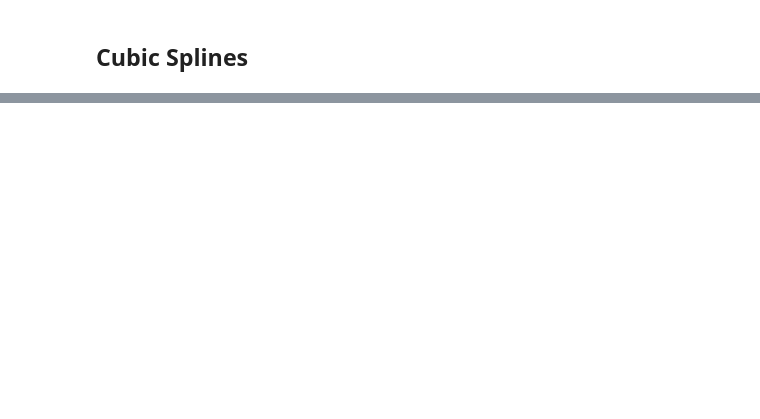
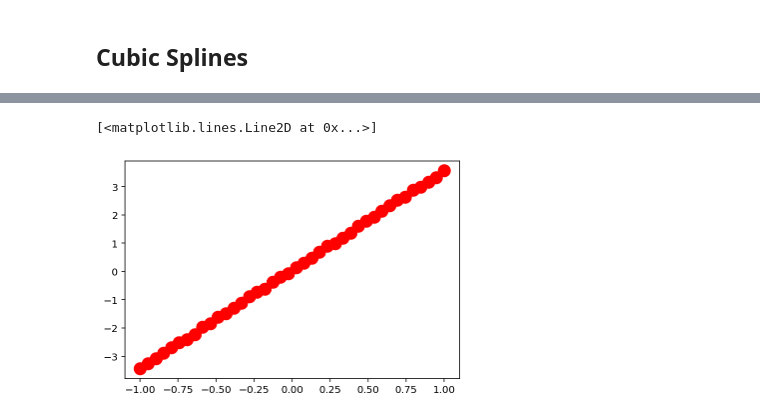
Before and after one commit to xiaozhouli/Jupyter, a Jupyter notebook: Numerical_Analysis/Interpolation.ipynb, the cells around one changed output, grey strips where cells are left out. Saved outputs shown, nothing was run; the diff lists cells and outputs as text; code cells hidden in the pictures; blank space fills up the shorter version.

```diff
--- a/Numerical_Analysis/Interpolation.ipynb
+++ b/Numerical_Analysis/Interpolation.ipynb
@@ -289,0 +309,16 @@ Interpolating_demo5(fun1, x, y)
+# %%
+def fun2(x):
+    #return x**3 - x**2 + x
+    return 3.5*x
+
+m = 40
+x = np.linspace(-1,1,m)
+y = np.zeros(m)
+for i in range(m):
+    y[i] = fun2(x[i])
+y = y + 0.1*np.random.rand(m)
+
+plt.plot(x, y, 'ro', markersize=12, linewidth=3)
+# %% [output]
+[<matplotlib.lines.Line2D at 0x...>]
+[figure, added]
```
Also changed, not shown: parts of 13 cells of this notebook, 34 other files.
